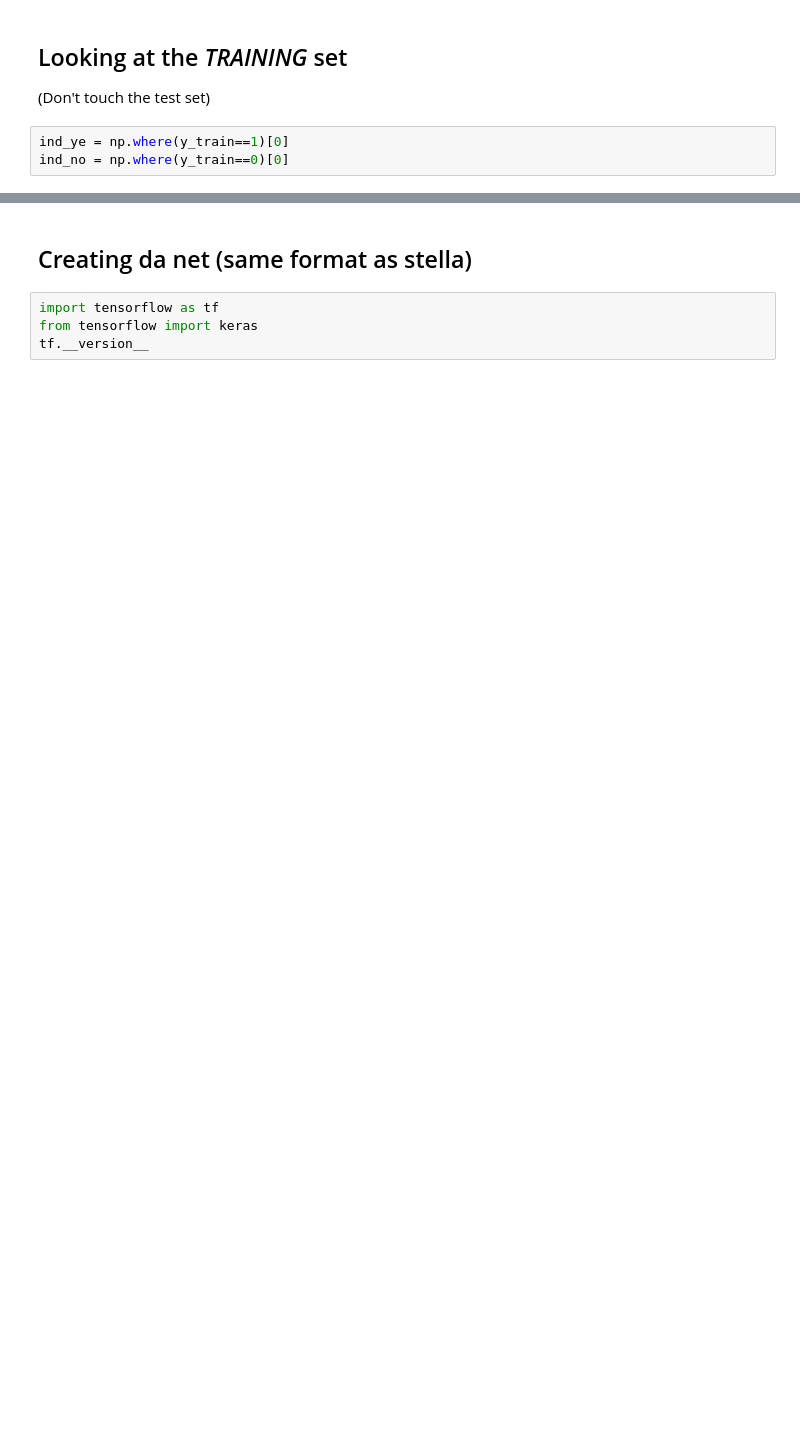
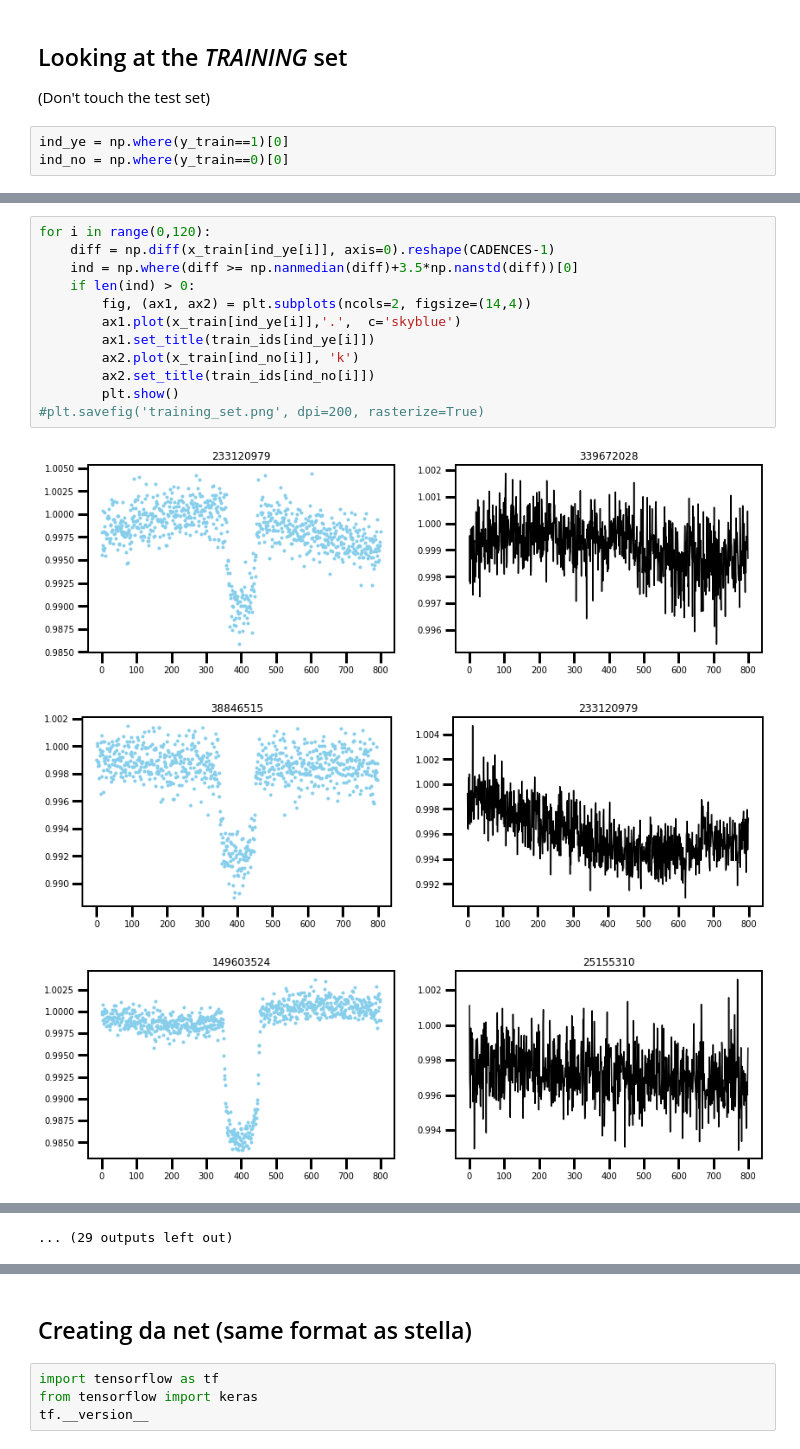
Before and after one commit to afeinstein20/stella, a Jupyter notebook: notebooks/using_starry_models.ipynb, the cells around one changed output, grey strips where cells are left out. Cells and saved outputs as stored; diff of their text form; blank space fills up the shorter version.

```diff
--- a/notebooks/using_starry_models.ipynb
+++ b/notebooks/using_starry_models.ipynb
@@ -336,0 +329,16 @@ ax4.set_yticks([]);
+# %%
+for i in range(0,120):
+    diff = np.diff(x_train[ind_ye[i]], axis=0).reshape(CADENCES-1)
+    ind = np.where(diff >= np.nanmedian(diff)+3.5*np.nanstd(diff))[0]
+    if len(ind) > 0:
+        fig, (ax1, ax2) = plt.subplots(ncols=2, figsize=(14,4))
+        ax1.plot(x_train[ind_ye[i]],'.',  c='skyblue')
+        ax1.set_title(train_ids[ind_ye[i]])
+        ax2.plot(x_train[ind_no[i]], 'k')
+        ax2.set_title(train_ids[ind_no[i]])
+        plt.show()
+#plt.savefig('training_set.png', dpi=200, rasterize=True)
+# %% [output]
+[figure, added]
+[figure, added]
+[figure, added]
@@ -336,0 +354 @@ ax4.set_yticks([]);
+... (29 outputs left out)
```
Also changed, not shown: parts of 14 cells of this notebook, 1 other file.
